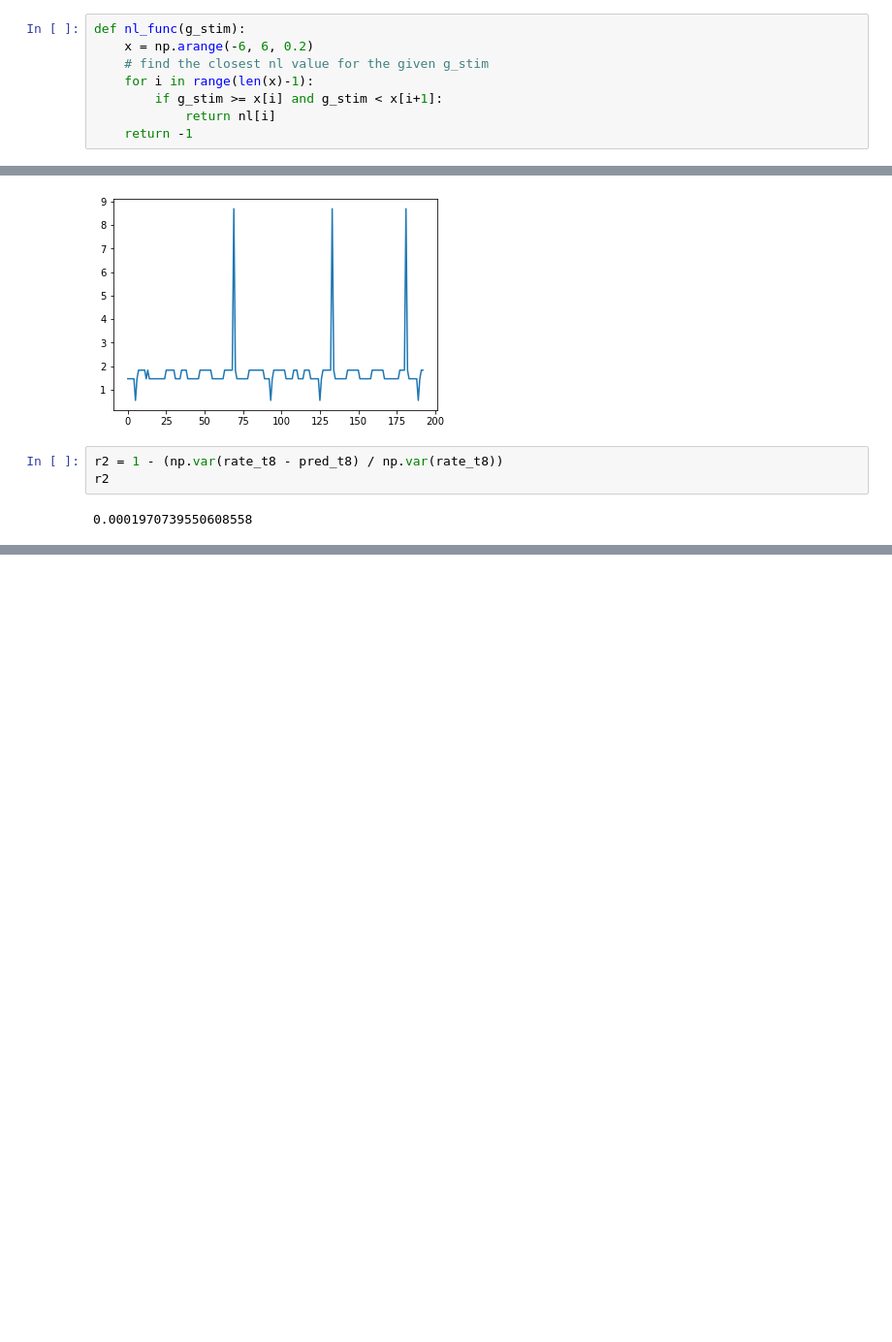
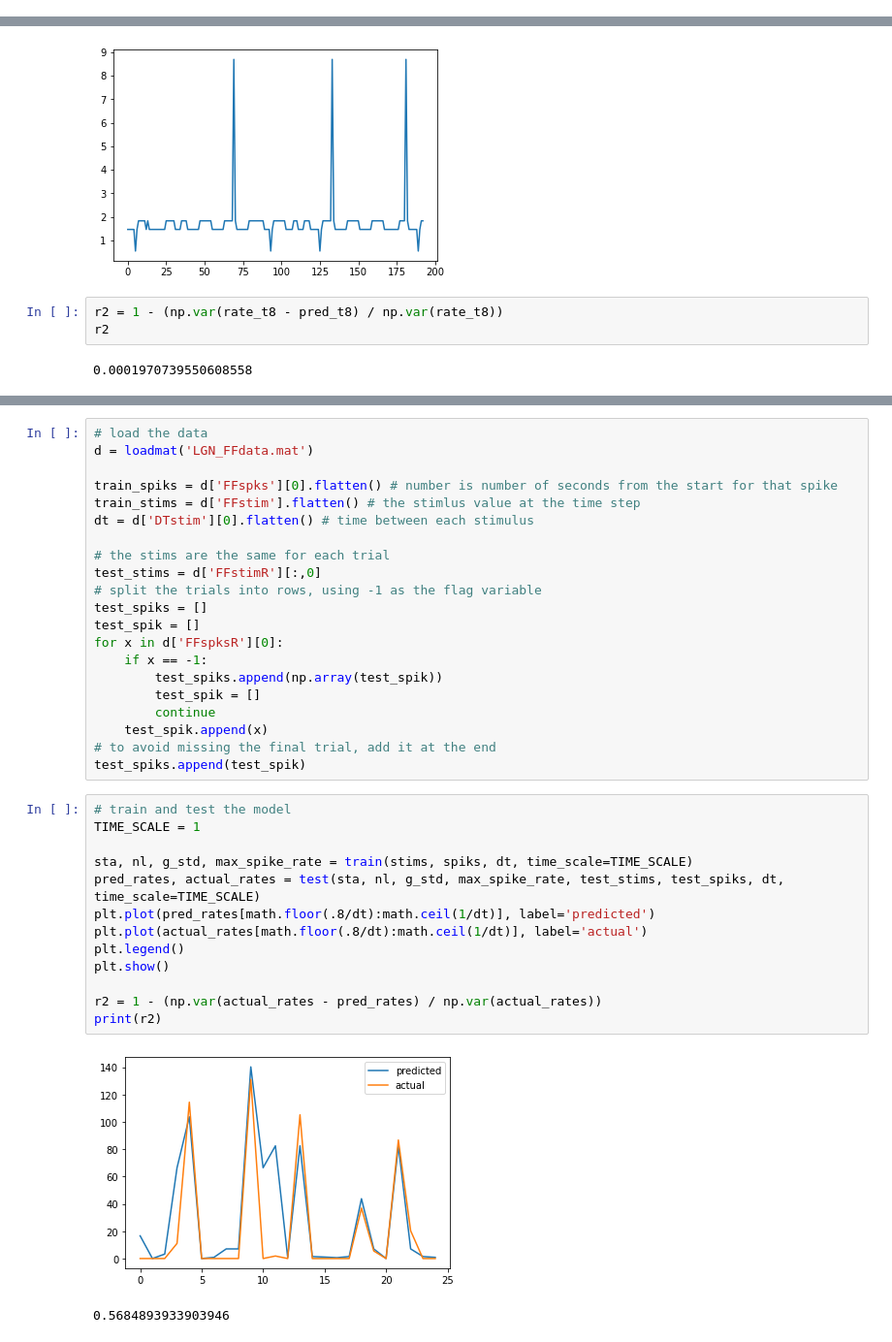
Before and after one commit to NeuroTheoryUMD/mattjac, a Jupyter notebook: sta_exercise4.ipynb, the cells around one changed output, grey strips where cells are left out. Shown at 97% size. Drawn from its saved outputs; the diff is of its cells as text; blank space fills up the shorter version.

Commit message:
Refactored the code and plot different r2s at each time scale.
TODO: the numbers are off slightly, I believe, but it looks like it is in the
general direction

```diff
--- a/sta_exercise4.ipynb
+++ b/sta_exercise4.ipynb
@@ -160,14 +170,6 @@ filtered_stimsr8 = g8
 # %%
 nl = histg8_spiking / histg8
 nl = np.array(list(map(lambda x: x if not np.isnan(x) else 0, nl))) # remove the NaNs from nl
-# %%
-def nl_func(g_stim):
-    x = np.arange(-6, 6, 0.2)
-    # find the closest nl value for the given g_stim
-    for i in range(len(x)-1):
-        if g_stim >= x[i] and g_stim < x[i+1]:
-            return nl[i]
-    return -1
 # %%
 # get the probability of a spike at each stimulus presentation
 pred_prob_t8 = np.array(list(map(nl_func, filtered_stimsr8)))
@@ -193,0 +264,37 @@ r2
+# %%
+# load the data
+d = loadmat('LGN_FFdata.mat')
+
+train_spiks = d['FFspks'][0].flatten() # number is number of seconds from the start for that spike
+train_stims = d['FFstim'].flatten() # the stimlus value at the time step
+dt = d['DTstim'][0].flatten() # time between each stimulus
+
+# the stims are the same for each trial
+test_stims = d['FFstimR'][:,0]
+# split the trials into rows, using -1 as the flag variable
+test_spiks = []
+test_spik = []
+for x in d['FFspksR'][0]:
+    if x == -1:
+        test_spiks.append(np.array(test_spik))
+        test_spik = []
+        continue
+    test_spik.append(x)
+# to avoid missing the final trial, add it at the end
+test_spiks.append(test_spik)
+# %%
+# train and test the model
+TIME_SCALE = 1
+
+sta, nl, g_std, max_spike_rate = train(stims, spiks, dt, time_scale=TIME_SCALE)
+pred_rates, actual_rates = test(sta, nl, g_std, max_spike_rate, test_stims, test_spiks, dt, time_scale=TIME_SCALE)
+plt.plot(pred_rates[math.floor(.8/dt):math.ceil(1/dt)], label='predicted')
+plt.plot(actual_rates[math.floor(.8/dt):math.ceil(1/dt)], label='actual')
+plt.legend()
+plt.show()
+
+r2 = 1 - (np.var(actual_rates - pred_rates) / np.var(actual_rates))
+print(r2)
+# %% [output]
+[figure, added]
+0.5684893933903946
```
Also changed, not shown: parts of 6 cells of this notebook, 1 other file.
